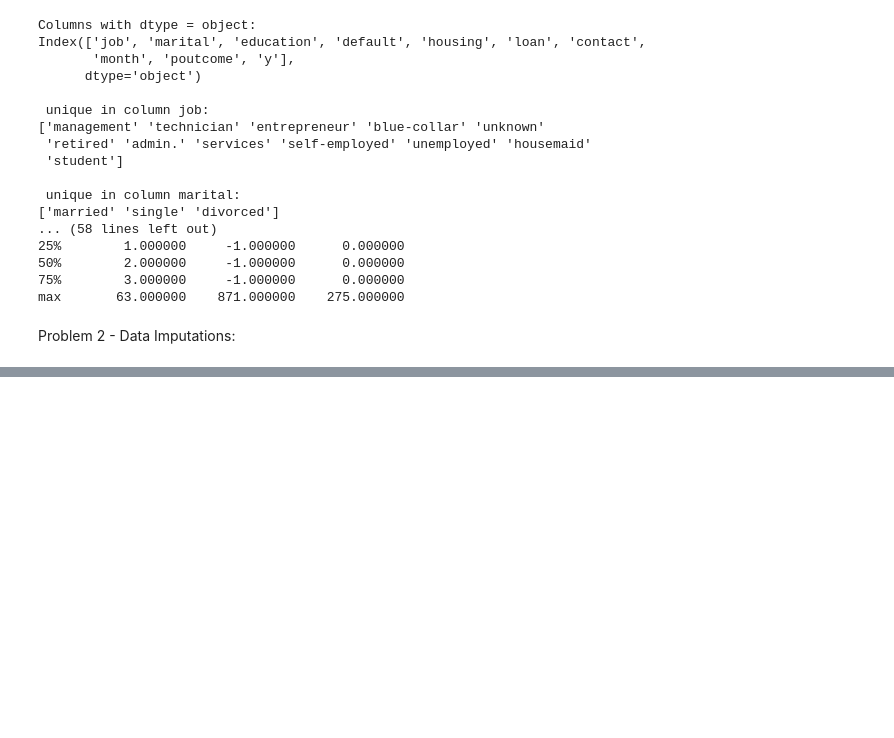
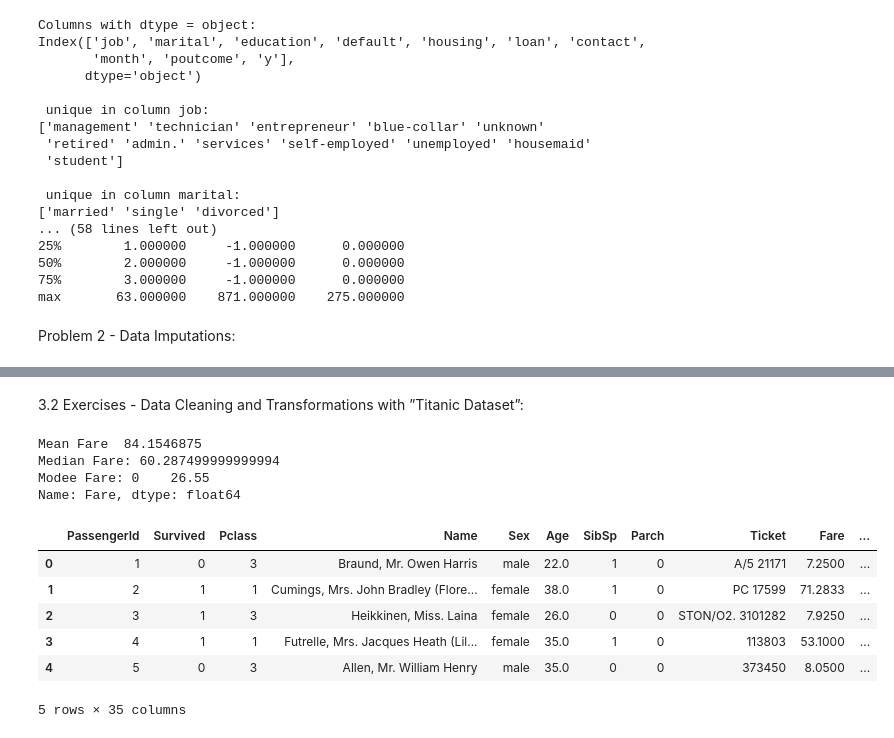
Before and after one commit to budhathoki10/Concept_and_Technology_of_AI, a Jupyter notebook: worksheet2.ipynb, the cells around one changed output, grey strips where cells are left out. Cells and saved outputs as stored; diff of their text form; code cells hidden in the pictures; blank space fills up the shorter version.

```diff
--- a/worksheet2.ipynb
+++ b/worksheet2.ipynb
@@ -100,0 +83,54 @@ total duplicates values is 12112
+# %% [markdown]
+3.2 Exercises - Data Cleaning and Transformations with ”Titanic Dataset”:
+# %%
+ds= pd.read_csv("/content/drive/MyDrive/Titanic-Dataset.csv")
+datasets= pd.DataFrame(ds)
+selected_columns = datasets[["Name", "Pclass","Sex", "Age", "Fare","Survived"]]
+
+# selected_columns.head()
+p1= selected_columns[selected_columns["Pclass"]==1]
+pd.DataFrame(p1)
+p1.describe().Fare
+#or we can also do manually
+mean_fare = p1["Fare"].mean()
+median_fare = p1["Fare"].median()
+mode_fare = p1["Fare"].mode()
+
+
+print("Mean Fare ", mean_fare)
+print("Median Fare:", median_fare)
+print("Modee Fare:", mode_fare)
+
+#Problem - 2:
+Null_ages= selected_columns["Age"].isnull().sum()
+print(f"there are {Null_ages} null values in age column")
+# #dropping
+p1.dropna(subset=["Age"], inplace=True)
+# %% [output]
+Mean Fare  84.1546875
+Median Fare: 60.287499999999994
+Modee Fare: 0    26.55
+Name: Fare, dtype: float64
+# %%
+#Problem - 3:
+#task1. Use one-hot encoding to convert the ’Embarked’ column into separate binary columns (’Embarked C’,’Embarked Q’, ’Embarked S’).
+# Embarked_cols= pd.get_dummies(datasets["Embarked"], prefix="Embarked")
+# print(Embarked_cols)
+
+#Add these new columns to the original DataFrame.
+# datasets= pd.concat([datasets, Embarked_cols], axis=1)
+# datasets.head(2)
+
+#3. Drop the original ’Embarked’ column.
+#datasets.drop(columns=("Embarked"),inplace=True)
+
+#4. Print the first few rows of the modified DataFrame to verify the changes.
+datasets.head(5)
+# %% [output]
+|  | PassengerId | Survived | Pclass | Name | Sex | Age | SibSp | Parch | Ticket | Fare | ... |
+| 0 | 1 | 0 | 3 | Braund, Mr. Owen Harris | male | 22.0 | 1 | 0 | A/5 21171 | 7.2500 | ... |
+| 1 | 2 | 1 | 1 | Cumings, Mrs. John Bradley (Flore... | female | 38.0 | 1 | 0 | PC 17599 | 71.2833 | ... |
+| 2 | 3 | 1 | 3 | Heikkinen, Miss. Laina | female | 26.0 | 0 | 0 | STON/O2. 3101282 | 7.9250 | ... |
+| 3 | 4 | 1 | 1 | Futrelle, Mrs. Jacques Heath (Lil... | female | 35.0 | 1 | 0 | 113803 | 53.1000 | ... |
+| 4 | 5 | 0 | 3 | Allen, Mr. William Henry | male | 35.0 | 0 | 0 | 373450 | 8.0500 | ... |
+5 rows × 35 columns
```
Also changed, not shown: parts of 3 cells of this notebook.
